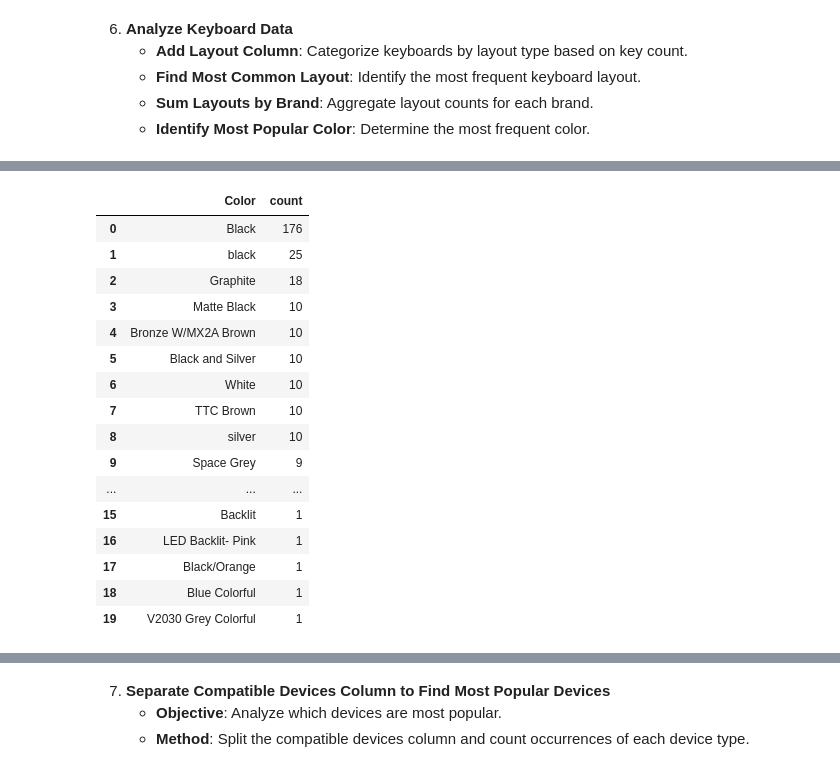
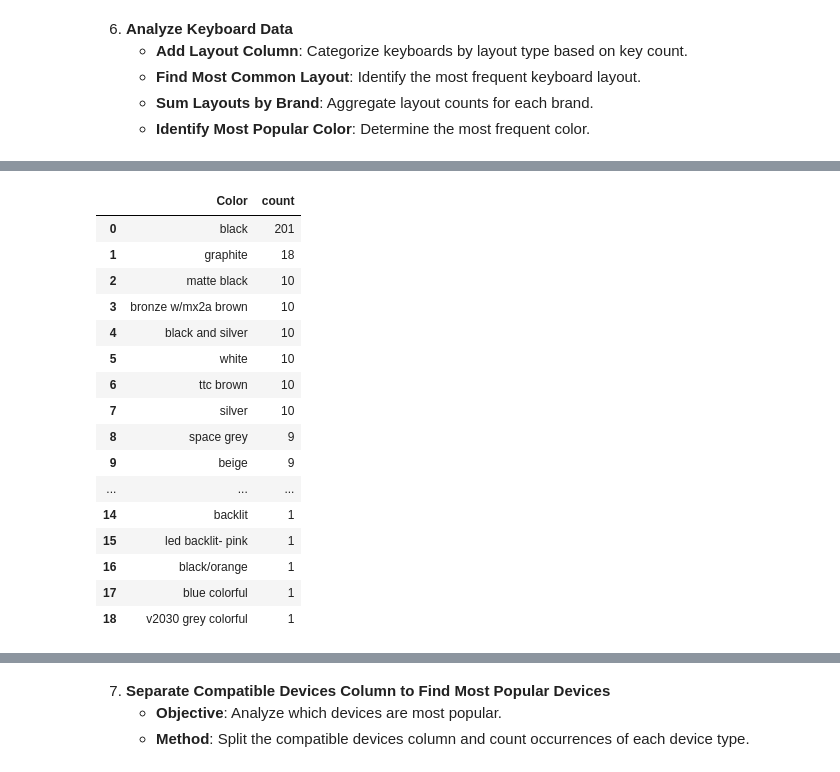
Before and after one commit to motconkien/Data-Projetcs, a Jupyter notebook: Amazon Project/Analyst/main.ipynb, the cells around one changed output, grey strips where cells are left out. Saved outputs shown, nothing was run; the diff lists cells and outputs as text; code cells hidden in the pictures.

```diff
--- a/Amazon Project/Analyst/main.ipynb
+++ b/Amazon Project/Analyst/main.ipynb
@@ -302,8 +310,10 @@ plt.tight_layout()
    - **Objective**: Analyze sales data for each brand.
    - **Method**: Aggregate total reviews (units sold) by brand and compute the required statistics.
 # %%
-sold_data = data.groupby("Brand")["Total Review"].agg(["min","max","count","mean","sum"]).reset_index()
+data.rename(columns={"Total Review":"Sold"},inplace=True)
+sold_data = data.groupby("Brand")["Sold"].agg(["min","max","count","mean","sum"]).reset_index()
 sold_data["mean"] = sold_data["mean"].round(2)
-sold_data
+sold_data_sorted = sold_data.sort_values(by='sum',ascending=True,ignore_index=True)
+sold_data_sorted
 # %% [output]
 |  | Brand | min | max | count | mean | sum |
@@ -453,5 +494,5 @@ data
 310 rows × 12 columns
 # %%
-layout_data = data[["Brand","Layout","Color","Price","Rank"]]
+layout_data = data[["Brand","Layout","Color","Price","Rank","Sold"]]
 layout_data
 # %% [output]
@@ -494,21 +557,22 @@ df_key.sort_values(by="Total",ascending=False)
 # %%
+layout_data["Color"] = layout_data["Color"].str.lower()
 df_color = layout_data["Color"].value_counts().reset_index()
 df_color
 # %% [output]
 |  | Color | count |
-| 0 | Black | 176 |
-| 1 | black | 25 |
-| 2 | Graphite | 18 |
-| 3 | Matte Black | 10 |
-| 4 | Bronze W/MX2A Brown | 10 |
-| 5 | Black and Silver | 10 |
-| 6 | White | 10 |
-| 7 | TTC Brown | 10 |
-| 8 | silver | 10 |
-| 9 | Space Grey | 9 |
+| 0 | black | 201 |
+| 1 | graphite | 18 |
+| 2 | matte black | 10 |
+| 3 | bronze w/mx2a brown | 10 |
+| 4 | black and silver | 10 |
+| 5 | white | 10 |
+| 6 | ttc brown | 10 |
+| 7 | silver | 10 |
+| 8 | space grey | 9 |
+| 9 | beige | 9 |
 | ... | ... | ... |
-| 15 | Backlit | 1 |
-| 16 | LED Backlit- Pink | 1 |
-| 17 | Black/Orange | 1 |
-| 18 | Blue Colorful | 1 |
-| 19 | V2030 Grey Colorful | 1 |
+| 14 | backlit | 1 |
+| 15 | led backlit- pink | 1 |
+| 16 | black/orange | 1 |
+| 17 | blue colorful | 1 |
+| 18 | v2030 grey colorful | 1 |
```
Also changed, not shown: parts of 31 cells of this notebook.
